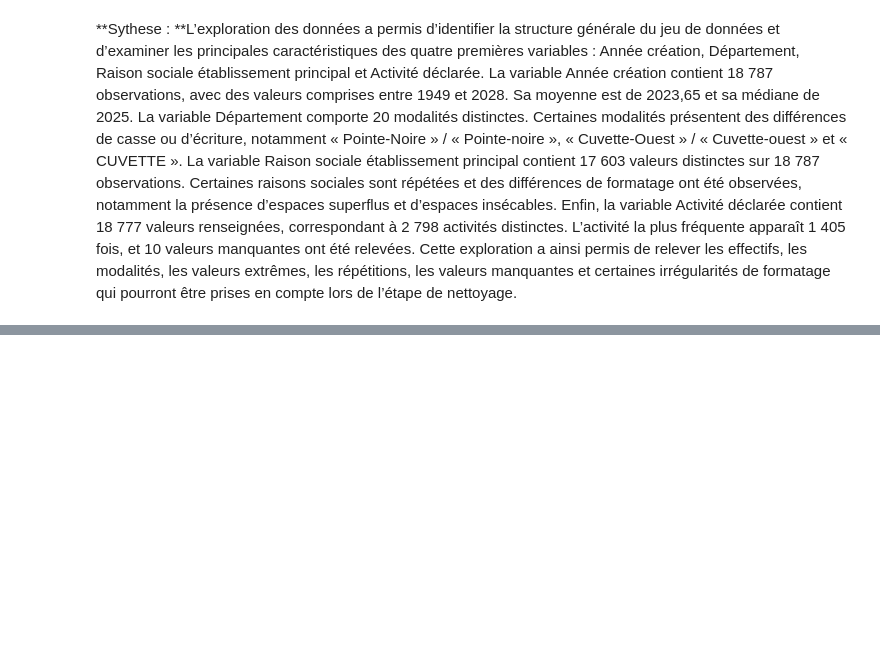
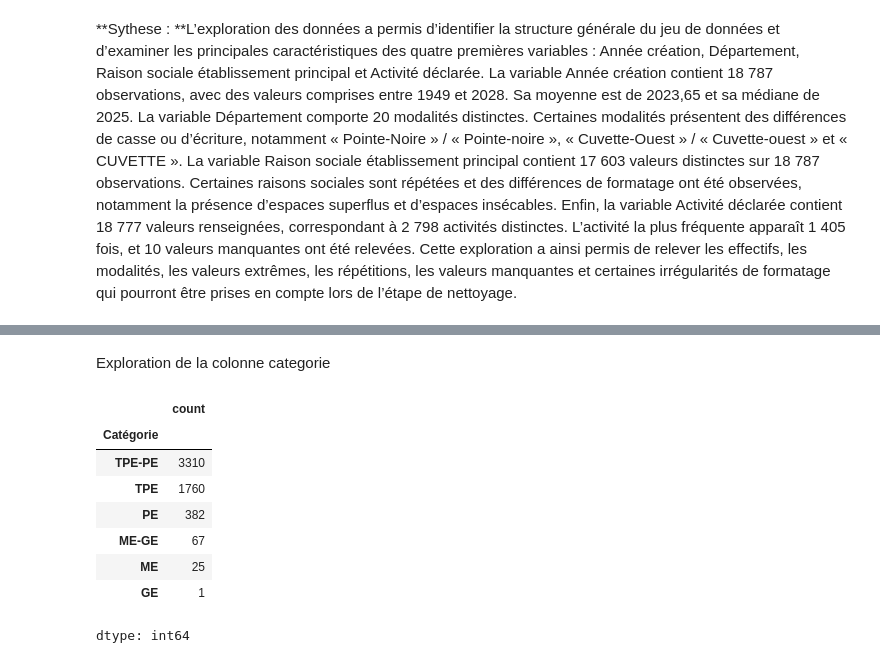
Before and after one commit to Perine23Dev/analyse-entreprises-emploi-republique-du-congo, a Jupyter notebook: projet_base.ipynb, the cells around one changed output, grey strips where cells are left out. Saved outputs shown, nothing was run; the diff lists cells and outputs as text; code cells hidden in the pictures; blank space fills up the shorter version.

```diff
--- a/projet_base.ipynb
+++ b/projet_base.ipynb
@@ -357,0 +479,14 @@ segment
+# %% [markdown]
+Exploration de la colonne categorie
+# %%
+df['Catégorie'].value_counts()
+# %% [output]
+|  | count |
+| Catégorie |  |
+| TPE-PE | 3310 |
+| TPE | 1760 |
+| PE | 382 |
+| ME-GE | 67 |
+| ME | 25 |
+| GE | 1 |
+dtype: int64
```
Also changed, not shown: parts of 16 cells of this notebook.
